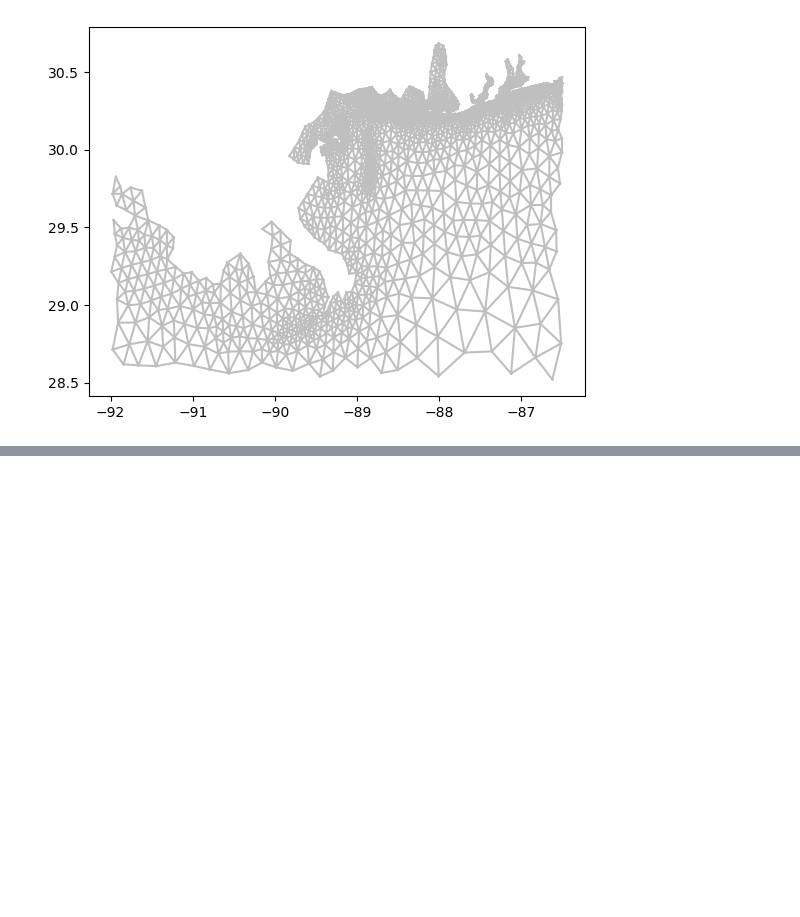
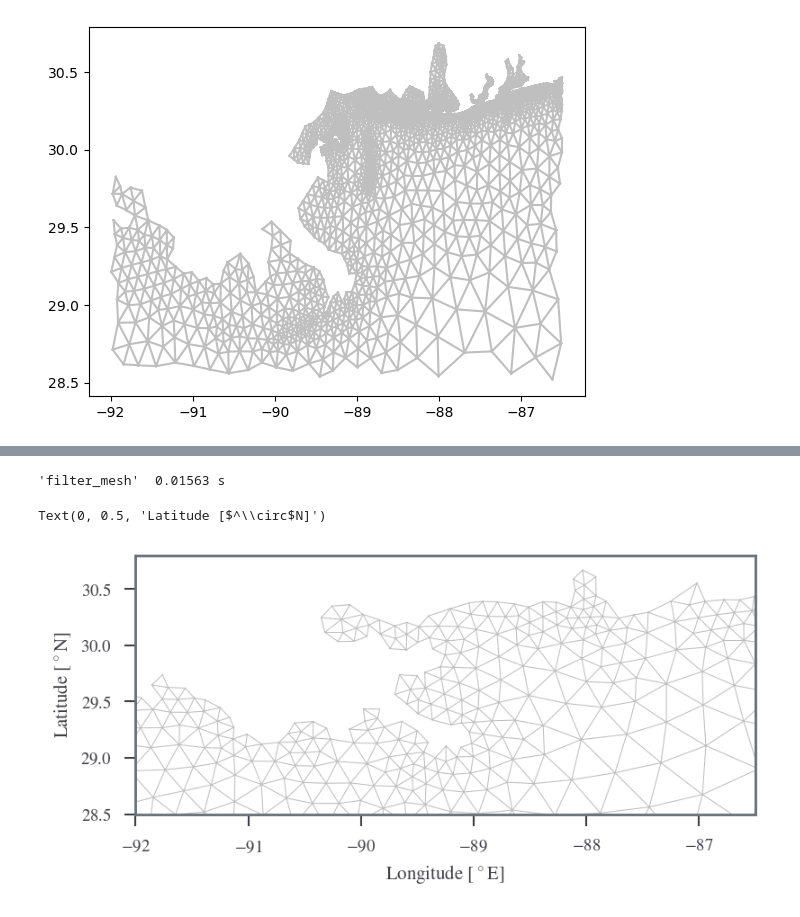
Before and after one commit to sdat2/PotentialHeight, a Jupyter notebook: ipynb/mesh.ipynb, the cells around one changed output, grey strips where cells are left out. Cells and saved outputs as stored; diff of their text form; code cells hidden in the pictures; blank space fills up the shorter version.

```diff
--- a/ipynb/mesh.ipynb
+++ b/ipynb/mesh.ipynb
@@ -151,0 +294,13 @@ def filter_mesh():
+# %%
+lres = filter_mesh("/work/n01/n01/sithom/adcirc-swan/testsuite/adcirc/adcirc_katrina-2d-nws13-parallel/fort.63.nc", NO_BBOX.pad(0.5))
+plt.triplot(
+    lres.x.values, lres.y.values, lres.element.values - 1, color="0.75", linewidth=0.5
+)
+NO_BBOX.ax_lim(plt.gca())
+plt.gca().set_aspect("equal")
+plt.xlabel("Longitude [$^\circ$E]")
+plt.ylabel("Latitude [$^\circ$N]")
+# %% [output]
+'filter_mesh'  0.01563 s
+Text(0, 0.5, 'Latitude [$^\\circ$N]')
+[figure, added]
```
Also changed, not shown: parts of 14 cells of this notebook, 7 other files.
